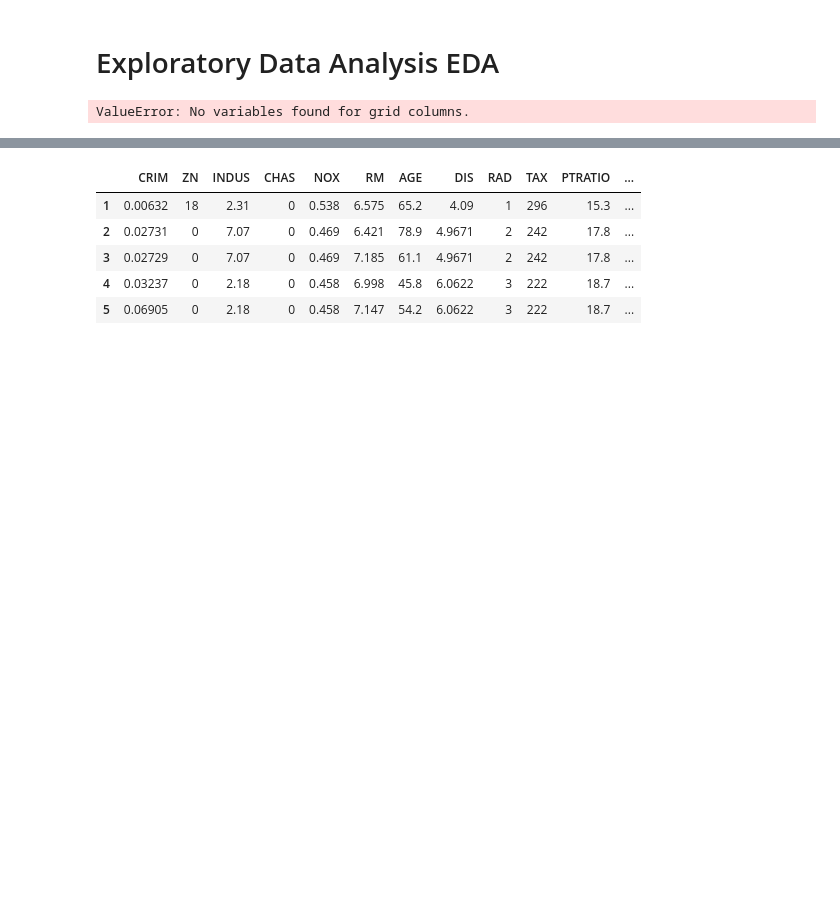
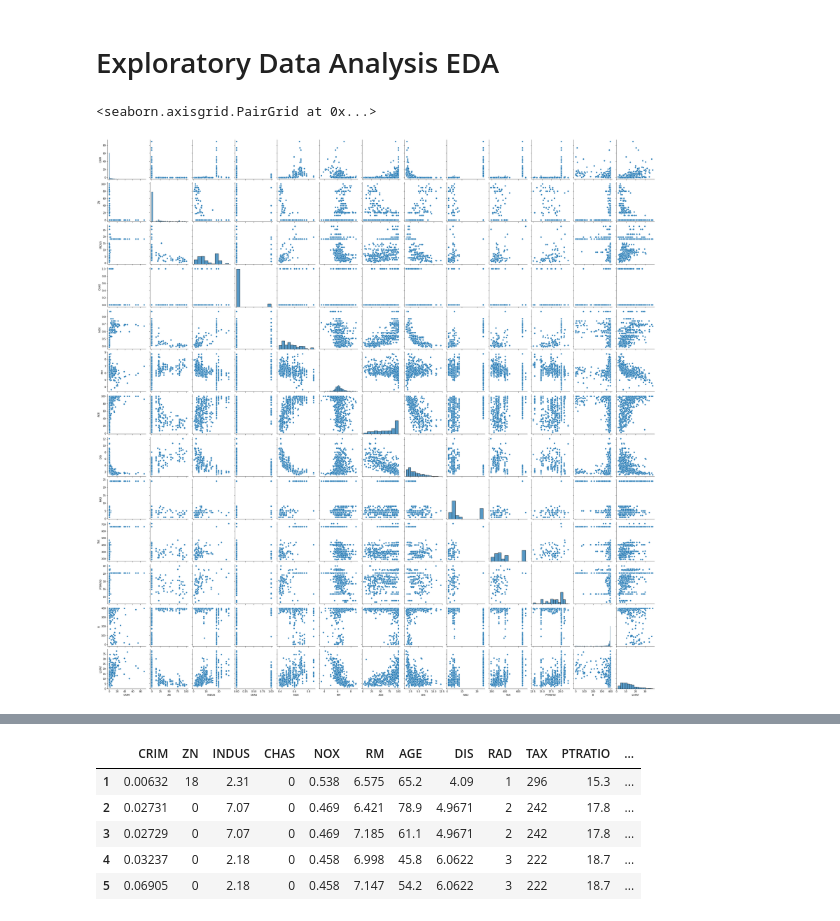
Before and after one commit to nomanbaig98/python-for-data-science-and-machine-learning-bootcamp, a Jupyter notebook: 12. Linear regression/0.1 Predicting house prices (Real dataset).ipynb, the cells around one changed output, grey strips where cells are left out. Saved outputs shown, nothing was run; the diff lists cells and outputs as text; code cells hidden in the pictures; blank space fills up the shorter version.

```diff
--- a/12. Linear regression/0.1 Predicting house prices (Real dataset).ipynb
+++ b/12. Linear regression/0.1 Predicting house prices (Real dataset).ipynb
@@ -180,7 +198,8 @@ Index(['CRIM', 'ZN', 'INDUS', 'CHAS', 'NOX', 'RM', 'AGE', 'DIS', 'RAD', 'TAX',
 # %% [markdown]
 # Exploratory Data Analysis EDA
 # %%
-sns.pairplot(df)
+sns.pairplot(df_boston)
 # %% [output]
-ValueError: No variables found for grid columns.
+<seaborn.axisgrid.PairGrid at 0x...>
+[figure, added]
 # %%
```
Also changed, not shown: parts of 7 cells of this notebook, 1 other file.
